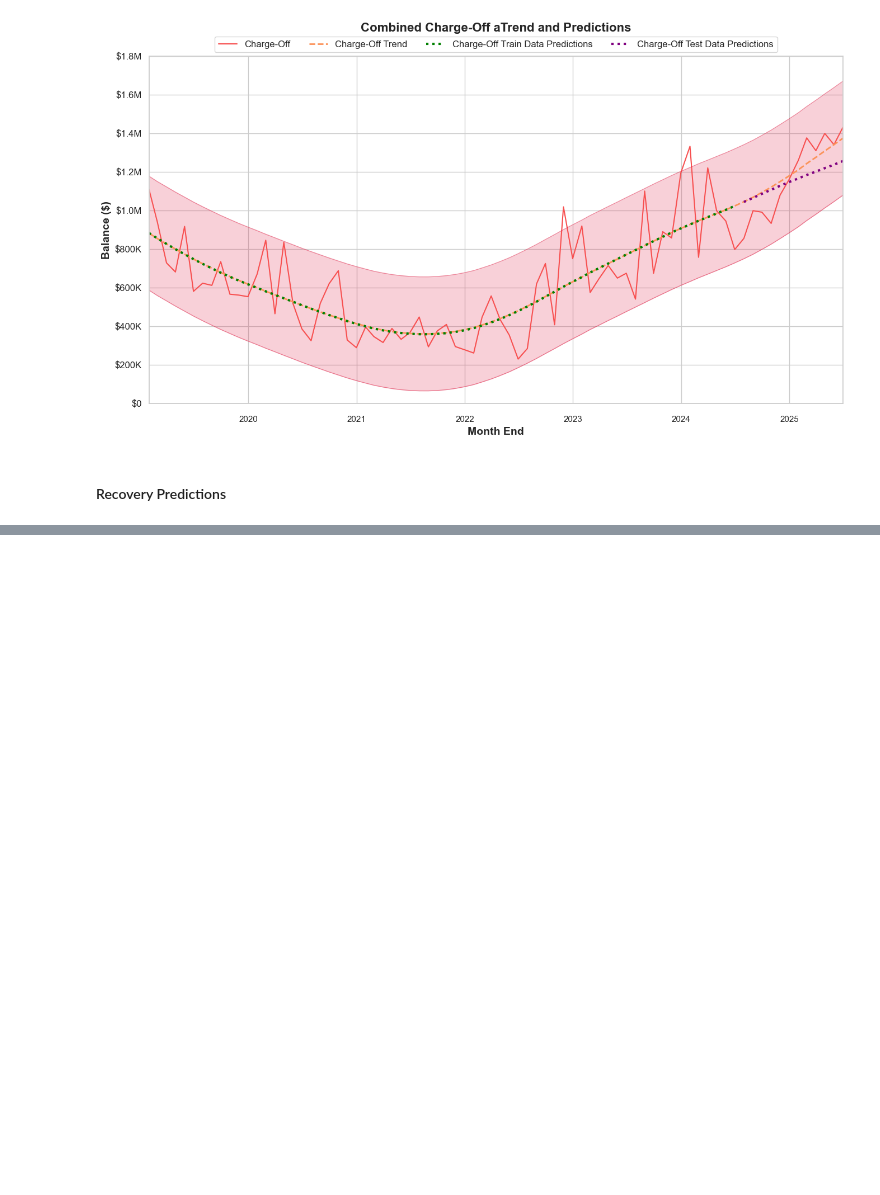
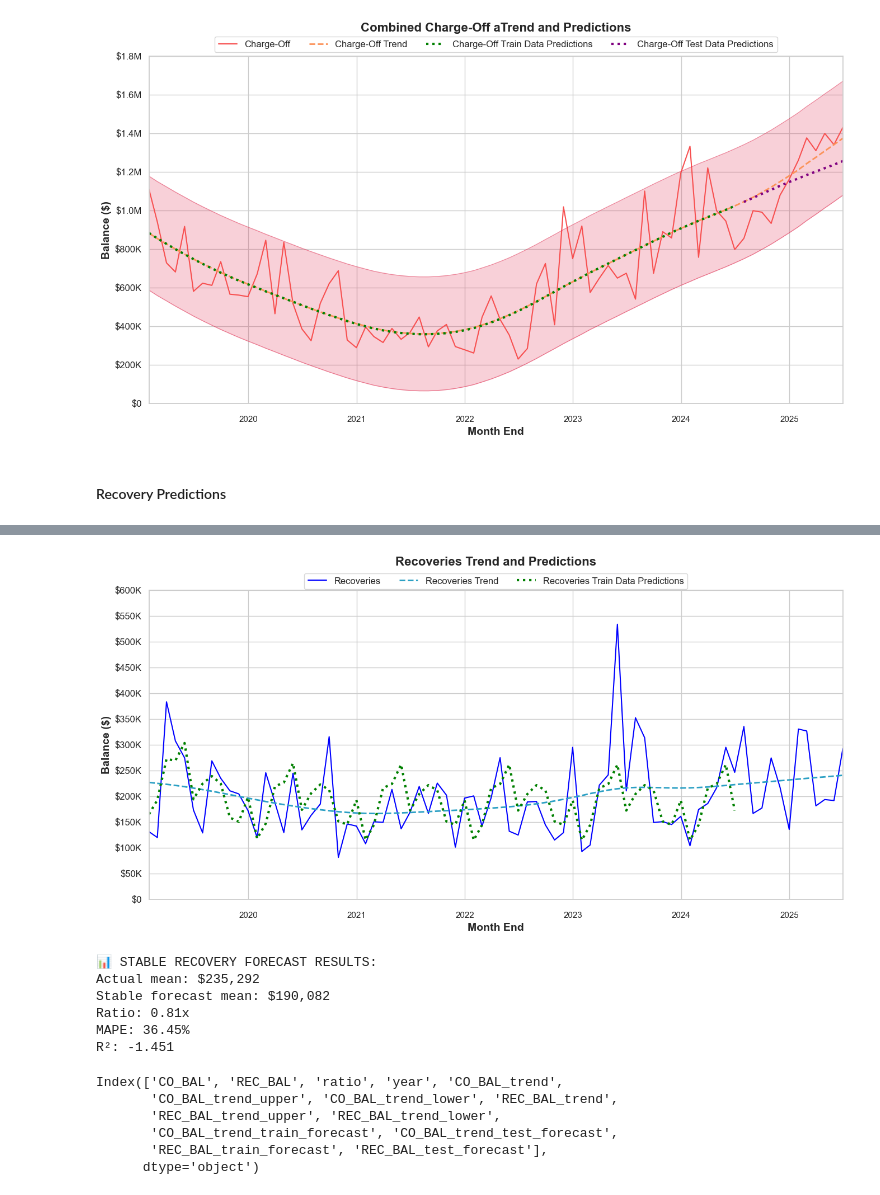
Before and after one commit to imoore99/TIME_SERIES_FORECASTING, a Jupyter notebook: TIME_SERIES_FORECASTING.ipynb, the cells around one changed output, grey strips where cells are left out. Drawn from its saved outputs; the diff is of its cells as text; code cells hidden in the pictures; blank space fills up the shorter version.

```diff
--- a/TIME_SERIES_FORECASTING.ipynb
+++ b/TIME_SERIES_FORECASTING.ipynb
@@ -797,7 +923,8 @@ fitted_model = ExponentialSmoothing(
 
 # Fit with your best fitting parameters (use the ones that gave best results)
 fitted_model = fitted_model.fit(
-    optimized=True       # Let it optimize smoothing parameters
+    optimized=True,
+           # Let it optimize smoothing parameters
 )
 # %%
 fitted_values = fitted_model.fittedvalues
@@ -1027,2 +1020,0 @@ fitted_recovery_values = optimal_recovery_fitted_model.fittedvalues
-# %%
-core_forecast_data = core_trend_data.merge(pd.DataFrame(fitted_recovery_values, columns=['REC_BAL_train_forecast']), how='left', left_index=True, right_index=True)
@@ -1101,2 +1020,0 @@ R-squared: -177.988
-# %%
-core_forecast_data = core_forecast_data.merge(pd.DataFrame(recovery_forecast, columns=['REC_BAL_test_forecast']), how='left', left_index=True, right_index=True)
@@ -1250,0 +1021,5 @@ Stable R²: -1.451
+# %%
+rec_train_data, rec_test_data = split_data(core_forecast_data, 'REC_BAL', 12)
+core_forecast_data, rec_train_fitted_model, mae, rmse, mse, mape, r2 = fit_model(rec_train_data,'mul', 'mul', True, True, core_forecast_data, core_forecast_data, 'REC_BAL_train_forecast')
+print("")
+print_output_fit_model(mae, mse, rmse, mape, r2)
@@ -1250,0 +1038,8 @@ Stable R²: -1.451
+# %%
+title = 'Recoveries Trend and Predictions'
+yticks = [0, 50000, 100000, 150000, 200000, 250000, 300000, 350000, 400000, 450000, 500000, 550000, 600000]
+yticks_labels = ['$0', '$50K', '$100K', '$150K', '$200K', '$250K', '$300K', '$350K', '$400K', '$450K', '$500K', '$550K', '$600K']
+plot_data(title, core_forecast_data, 'REC', 'Recoveries', 3, max(yticks), yticks, yticks_labels,
+              actual_data=True, trend_data=True, train_forecast=True, test_forecast=False, trend_train_forecast=False, trend_test_forecast=False, trend_ci=False)
+# %% [output]
+[figure, added]
@@ -1250,0 +1051,18 @@ Stable R²: -1.451
+# %%
+core_forecast_data = forecast_data(rec_test_fitted_model, core_forecast_data, rec_test_data, 'REC', trend=False)
+# %% [output]
+📊 STABLE RECOVERY FORECAST RESULTS:
+Actual mean: $235,292
+Stable forecast mean: $190,082
+Ratio: 0.81x
+MAPE: 36.45%
+R²: -1.451
+# %%
+core_forecast_data.columns
+# %% [output]
+Index(['CO_BAL', 'REC_BAL', 'ratio', 'year', 'CO_BAL_trend',
+       'CO_BAL_trend_upper', 'CO_BAL_trend_lower', 'REC_BAL_trend',
+       'REC_BAL_trend_upper', 'REC_BAL_trend_lower',
+       'CO_BAL_trend_train_forecast', 'CO_BAL_trend_test_forecast',
+       'REC_BAL_train_forecast', 'REC_BAL_test_forecast'],
+      dtype='object')
```
Also changed, not shown: parts of 31 cells of this notebook.
